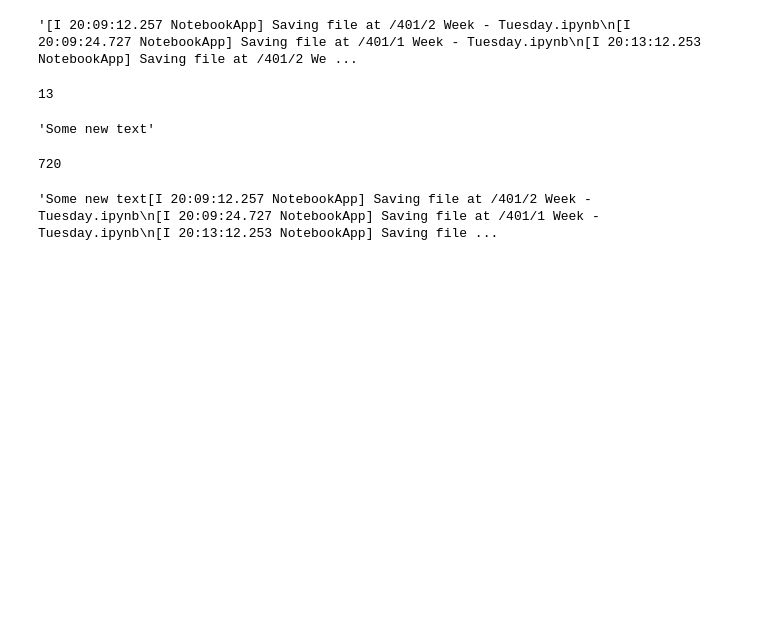
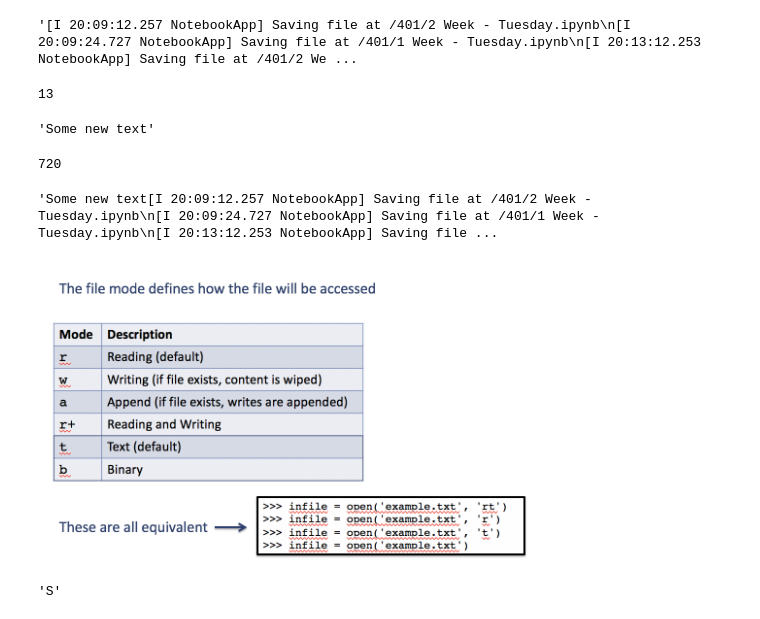
Before and after one commit to pshoemaker39/Python-basics, a Jupyter notebook: 401/2 Week - Tuesday.ipynb, the cells around one changed output. Cells and saved outputs as stored; diff of their text form; code cells hidden in the pictures; blank space fills up the shorter version.

```diff
--- a/401/2 Week - Tuesday.ipynb
+++ b/401/2 Week - Tuesday.ipynb
@@ -152,3 +152,8 @@ f = open('test.txt', mode='r')
 f.read()
 # %% [output]
 'Some new text[I 20:09:12.257 NotebookApp] Saving file at /401/2 Week - Tuesday.ipynb\n[I 20:09:24.727 NotebookApp] Saving file at /401/1 Week - Tuesday.ipynb\n[I 20:13:12.253 NotebookApp] Saving file ...
+# %%
+p = "file modes.png"
+Image(filename = p, width=500, height=500)
+# %% [output]
+[figure, added]
@@ -154,0 +168,4 @@ f.read()
+# %%
+f.read(1)
+# %% [output]
+'S'
```
Also changed, not shown: parts of 5 cells of this notebook.
